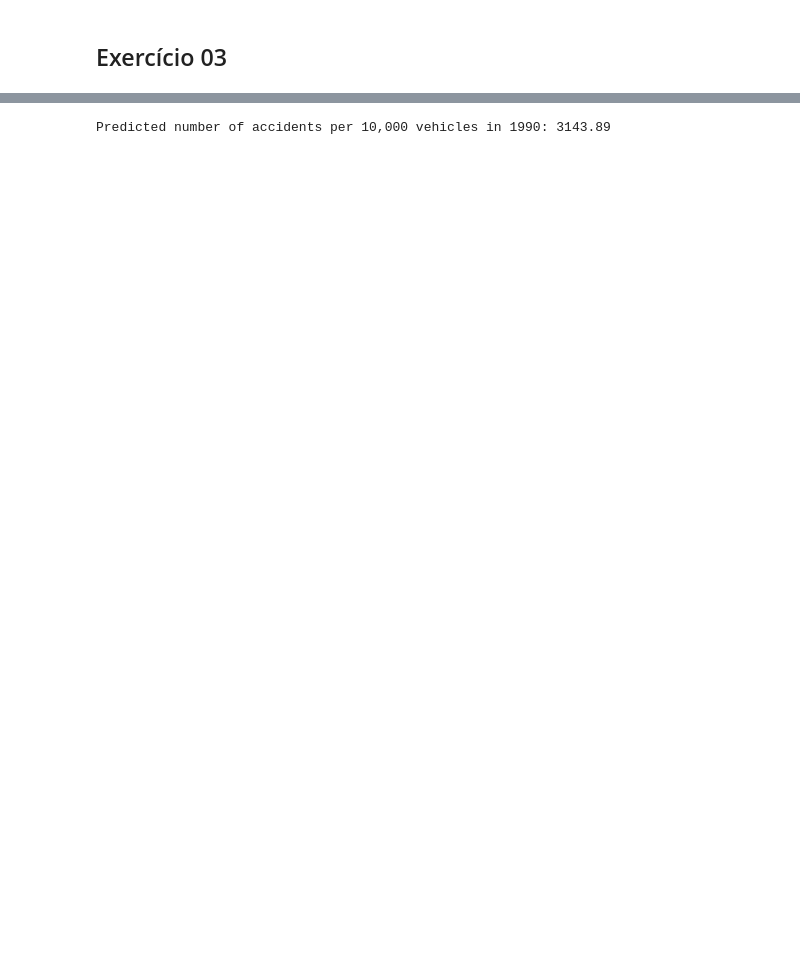
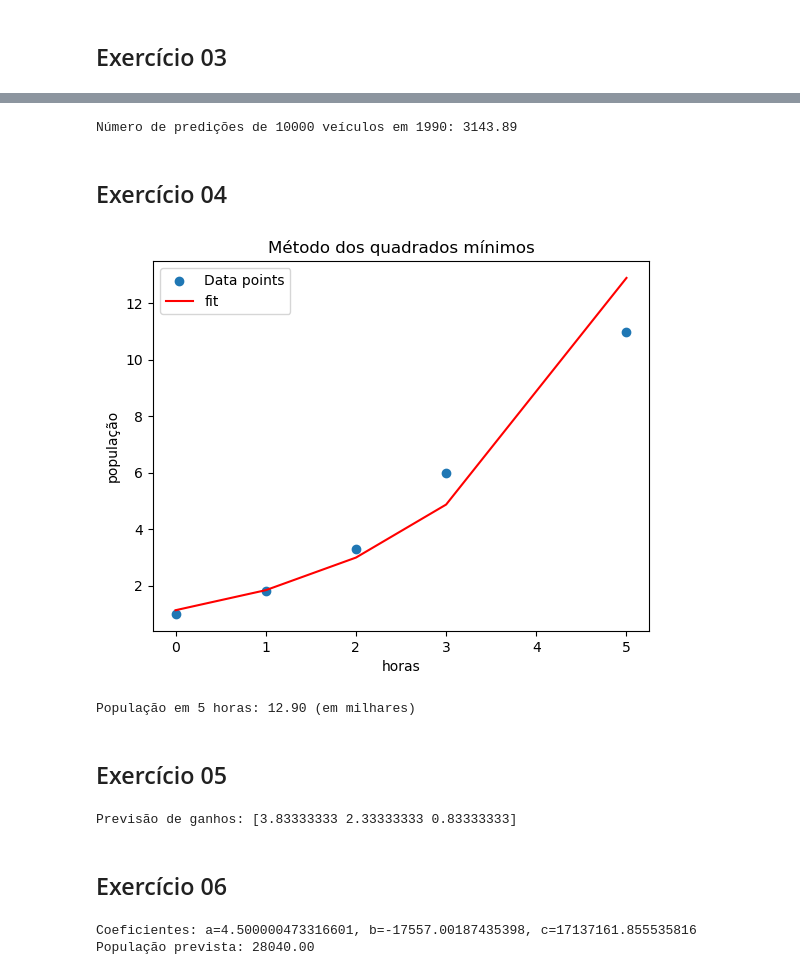
Before and after one commit to DanielSalis/UNIFESP_calculoIV, a Jupyter notebook: v2/atividade04_1.ipynb, the cells around one changed output, grey strips where cells are left out. Drawn from its saved outputs; the diff is of its cells as text; code cells hidden in the pictures; blank space fills up the shorter version.

```diff
--- a/v2/atividade04_1.ipynb
+++ b/v2/atividade04_1.ipynb
@@ -94,6 +94,72 @@ quadratic_equation = np.poly1d(quadratic_fit)
 
 # Predict the number of accidents per 10,000 vehicles in 1990
 predicted_accidents_per_10000_vehicles_1990 = quadratic_equation(1990)
-print(f'Predicted number of accidents per 10,000 vehicles in 1990: {predicted_accidents_per_10000_vehicles_1990:.2f}')
+print(f'Número de predições de 10000 veículos em 1990: {predicted_accidents_per_10000_vehicles_1990:.2f}')
 # %% [output]
-Predicted number of accidents per 10,000 vehicles in 1990: 3143.89
+Número de predições de 10000 veículos em 1990: 3143.89
+# %% [markdown]
+## Exercício 04
+# %%
+
+t = np.array([0, 1, 2, 3, 5])
+p = np.array([1.0, 1.8, 3.3, 6.0, 11.0])
+ln_p = np.log(p)
+linear_fit = np.polyfit(t, ln_p, 1)
+linear_equation = np.poly1d(linear_fit)
+a = np.exp(linear_equation(0))
+b = linear_fit[0]
+
+def exponential_fit(t):
+    return a * np.exp(b * t)
+
+plt.scatter(t, p, label='Data points')
+plt.plot(t, exponential_fit(t), color='red', label='fit')
+plt.title('Método dos quadrados mínimos')
+plt.xlabel('horas')
+plt.ylabel('população')
+plt.legend()
+plt.show()
+
+predicted_population_5_hours = exponential_fit(5)
+print(f'População em 5 horas: {predicted_population_5_hours:.2f} (em milhares)')
+# %% [output]
+[figure, added]
+População em 5 horas: 12.90 (em milhares)
+# %% [markdown]
+## Exercício 05
+# %%
+# Given data
+years = np.array([1, 2, 3])
+profits = np.array([4, 2, 1])
+N = len(years)
+m = (N * np.sum(years * profits) - np.sum(years) * np.sum(profits)) / (N * np.sum(years**2) - (np.sum(years))**2)
+b = (np.sum(profits) - m * np.sum(years)) / N
+
+def linear_function(x):
+    return m * x + b
+
+predicted_profits = linear_function(years)
+
+print("Previsão de ganhos:", predicted_profits)
+# %% [output]
+Previsão de ganhos: [3.83333333 2.33333333 0.83333333]
+# %% [markdown]
+## Exercício 06
+# %%
+years = np.array([1960, 1970, 1980, 1990, 2000])
+population = np.array([12600, 14000, 16100, 19100, 23200])
+A = np.vstack([np.ones_like(years), years, years**2]).T
+b = population
+coefficients = np.linalg.solve(np.dot(A.T, A), np.dot(A.T, b))
+c, b, a = coefficients
+
+def quadratic_function(t):
+    return a * t**2 + b * t + c
+
+predicted_population_2010 = quadratic_function(2010)
+
+print(f"Coeficientes: a={a}, b={b}, c={c}")
+print(f"População prevista: {predicted_population_2010:.2f}")
+# %% [output]
+Coeficientes: a=4.500000473316601, b=-17557.00187435398, c=17137161.855535816
+População prevista: 28040.00
```
Also changed, not shown: parts of 3 cells of this notebook.
